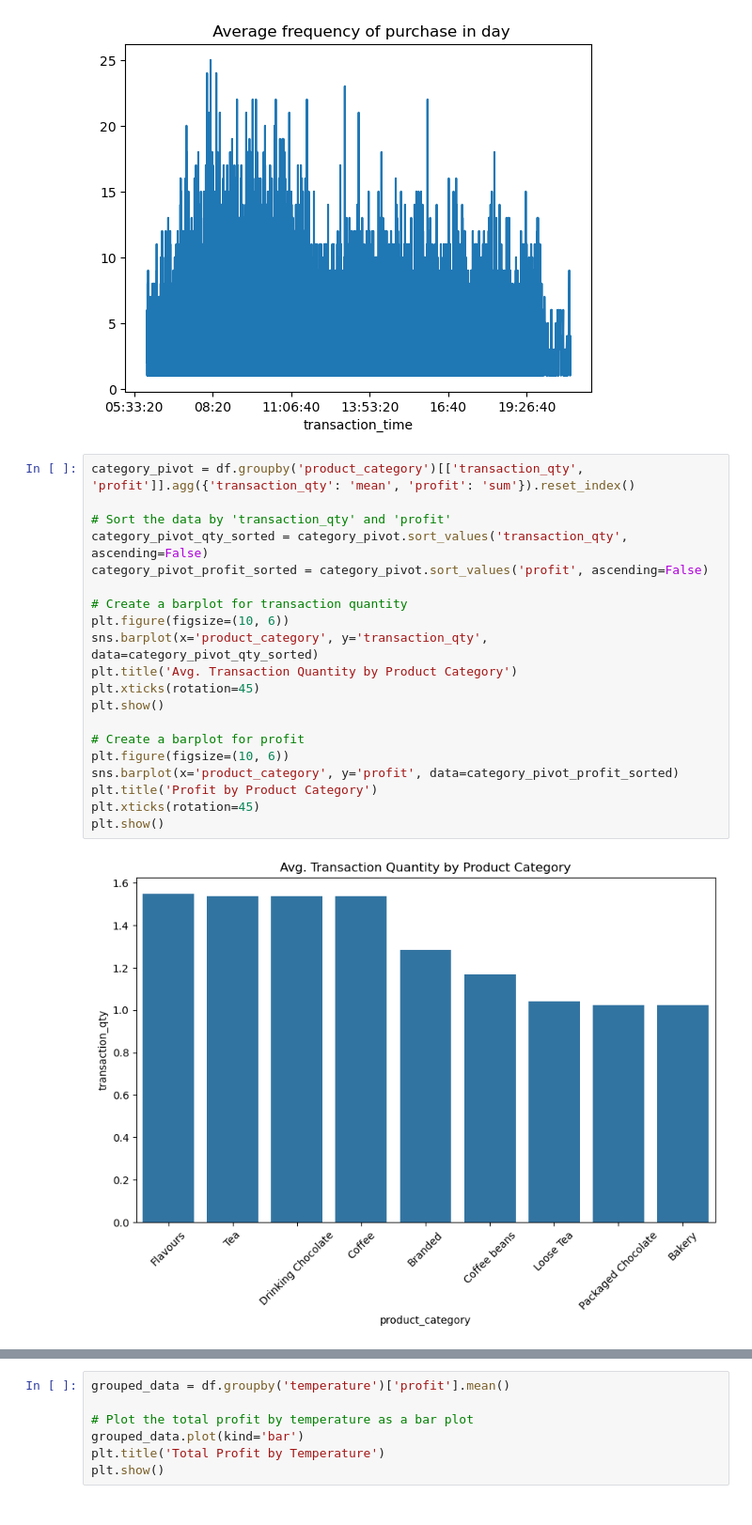
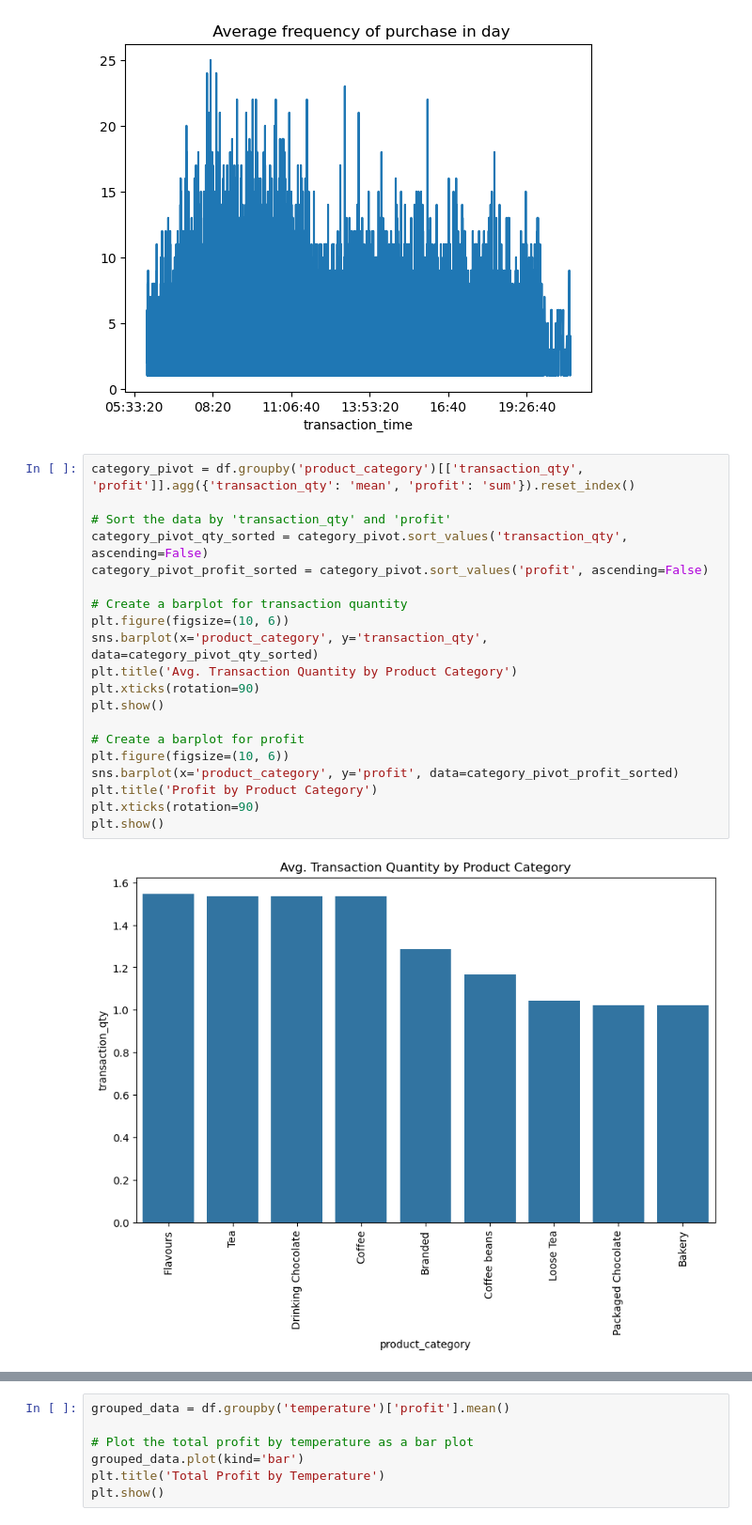
Before and after one commit to kensuke0529/Cafe-sales-project, a Jupyter notebook: sales analysis/sales_analysis.ipynb, the cells around one changed output, grey strips where cells are left out. Shown at 94% size. Saved outputs shown, nothing was run; the diff lists cells and outputs as text.

```diff
--- a/sales analysis/sales_analysis.ipynb
+++ b/sales analysis/sales_analysis.ipynb
@@ -64,22 +64,22 @@ plt.show()
 # %%
 category_pivot = df.groupby('product_category')[['transaction_qty', 'profit']].agg({'transaction_qty': 'mean', 'profit': 'sum'}).reset_index()
 
 # Sort the data by 'transaction_qty' and 'profit'
 category_pivot_qty_sorted = category_pivot.sort_values('transaction_qty', ascending=False)
 category_pivot_profit_sorted = category_pivot.sort_values('profit', ascending=False)
 
 # Create a barplot for transaction quantity
 plt.figure(figsize=(10, 6))
 sns.barplot(x='product_category', y='transaction_qty', data=category_pivot_qty_sorted)
 plt.title('Avg. Transaction Quantity by Product Category')
-plt.xticks(rotation=45)
+plt.xticks(rotation=90)
 plt.show()
 
 # Create a barplot for profit
 plt.figure(figsize=(10, 6))
 sns.barplot(x='product_category', y='profit', data=category_pivot_profit_sorted)
 plt.title('Profit by Product Category')
-plt.xticks(rotation=45)
+plt.xticks(rotation=90)
 plt.show()
 # %% [output]
-[figure, old version]
+[figure, new version]
```
Also changed, not shown: parts of 1 cell of this notebook, 1 other file.
